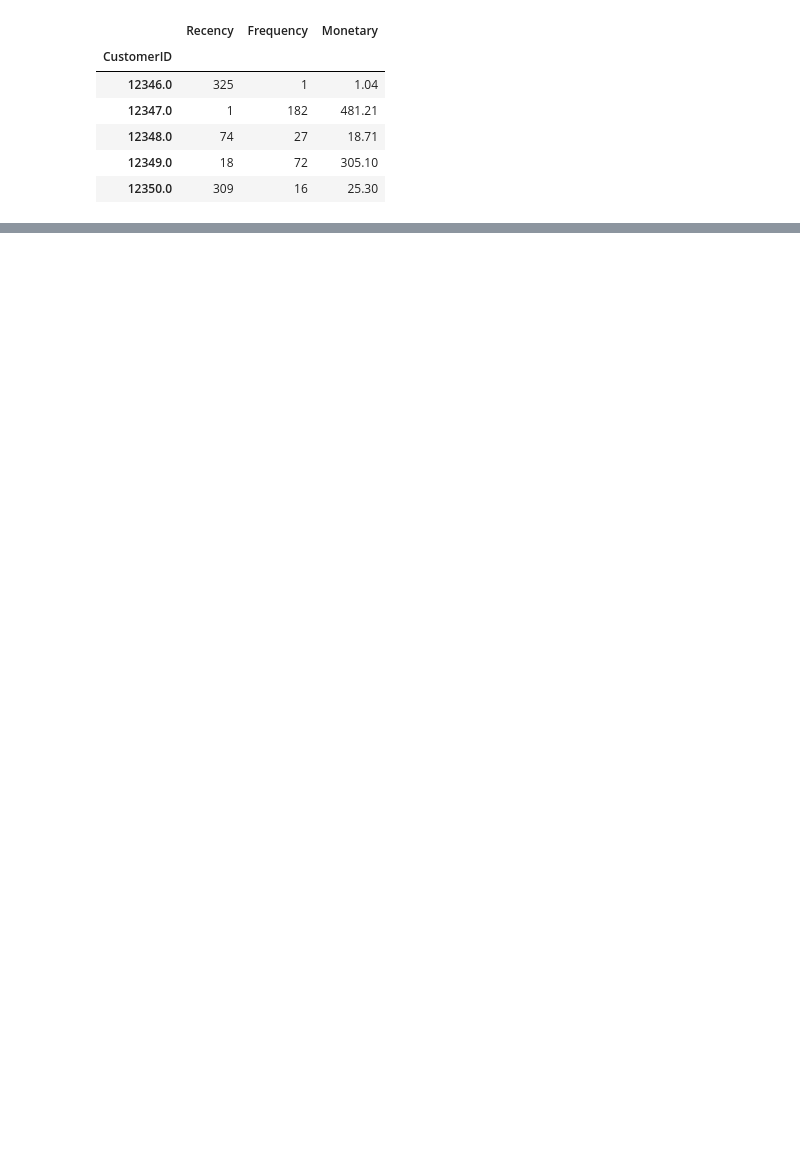
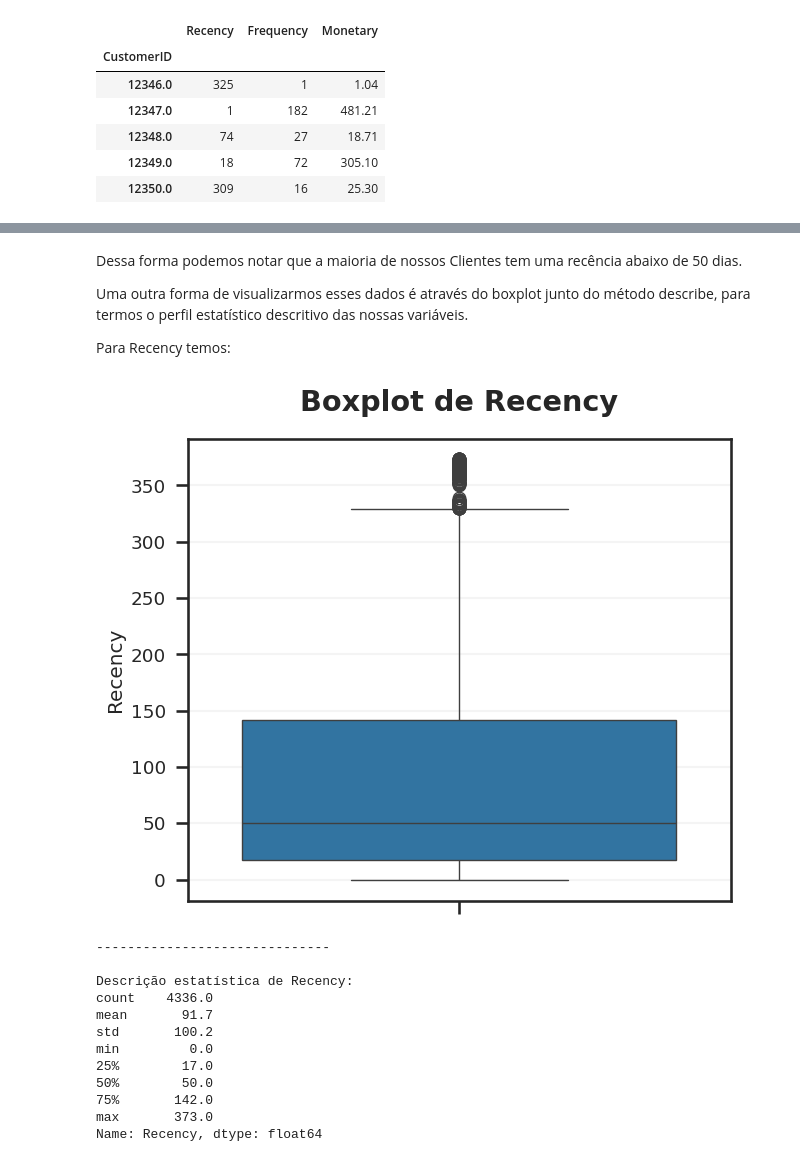
Before and after one commit to JoseVTavares/Ecommerce-RFV-Clustering, a Jupyter notebook: Customer_RFV_and_Clustering_Analysis.ipynb, the cells around one changed output, grey strips where cells are left out. Saved outputs shown, nothing was run; the diff lists cells and outputs as text; code cells hidden in the pictures; blank space fills up the shorter version.

```diff
--- a/Customer_RFV_and_Clustering_Analysis.ipynb
+++ b/Customer_RFV_and_Clustering_Analysis.ipynb
@@ -647,0 +674,34 @@ df_filtered_rfm.head()
+# %% [markdown]
+Dessa forma podemos notar que a maioria de nossos Clientes tem uma recência abaixo de 50 dias.
+
+Uma outra forma de visualizarmos esses dados é através do boxplot junto do método describe, para termos o perfil estatístico descritivo das nossas variáveis.
+
+Para Recency temos:
+# %%
+plt.figure(figsize=(7, 6))
+
+# Plota o boxplot para Recency
+sns.boxplot(data=rfm_table['Recency'], orient='v')
+plt.title('Boxplot de Recency')
+plt.show()
+
+# Apresenta a descrição estatítica dos dados
+print('')
+print('-'*30)
+print('')
+print("Descrição estatística de Recency:")
+print(rfm_table['Recency'].describe().round(1))
+# %% [output]
+[figure, added]
+------------------------------
+
+Descrição estatística de Recency:
+count    4336.0
+mean       91.7
+std       100.2
+min         0.0
+25%        17.0
+50%        50.0
+75%       142.0
+max       373.0
+Name: Recency, dtype: float64
```
Also changed, not shown: parts of 53 cells of this notebook.
